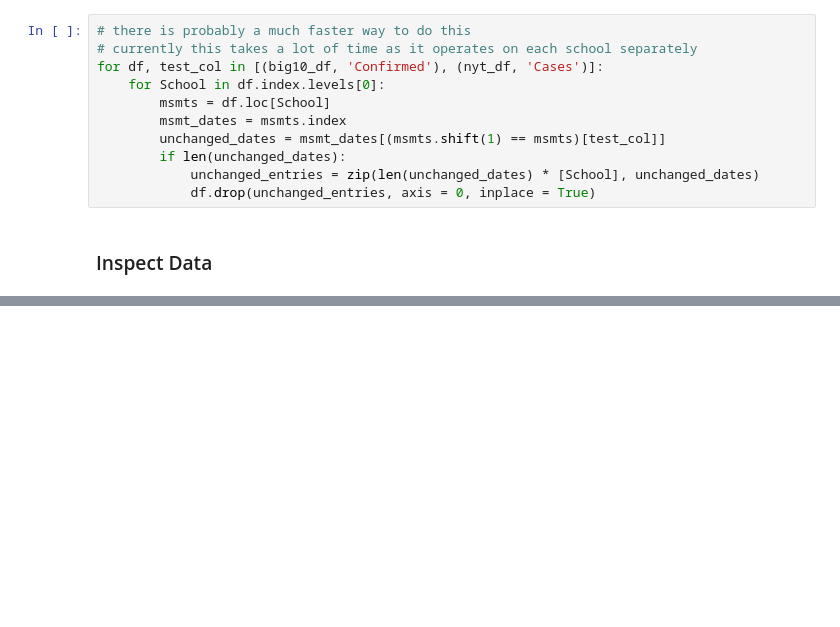
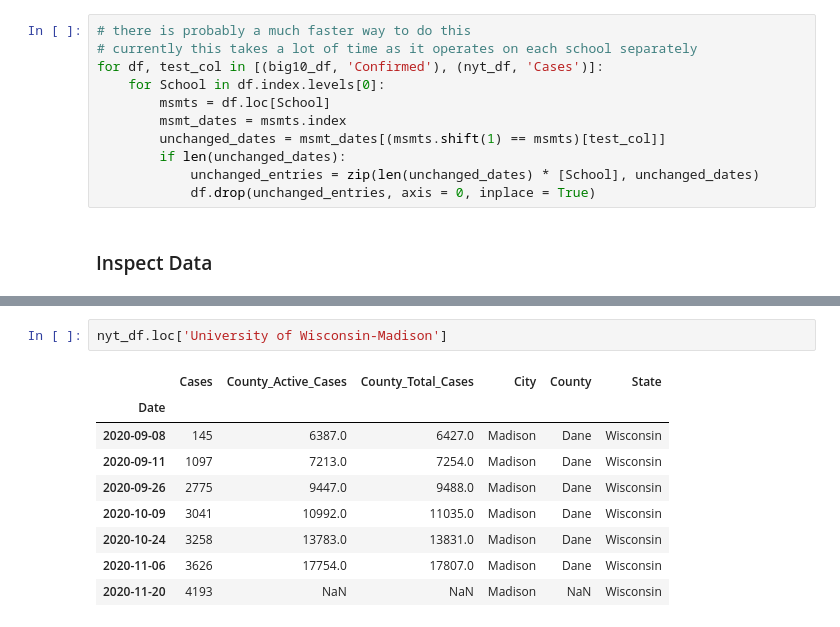
Before and after one commit to kevin-q2/Covid_Diffusion, a Jupyter notebook: src/NYT-Big10.ipynb, the cells around one changed output, grey strips where cells are left out. Saved outputs shown, nothing was run; the diff lists cells and outputs as text; blank space fills up the shorter version.

```diff
--- a/src/NYT-Big10.ipynb
+++ b/src/NYT-Big10.ipynb
@@ -110,0 +125,12 @@ nyt_df.loc['Boston University']['Cases'].plot(style = '.-', label = 'NYT')
+# %%
+nyt_df.loc['University of Wisconsin-Madison']
+# %% [output]
+|  | Cases | County_Active_Cases | County_Total_Cases | City | County | State |
+| Date |  |  |  |  |  |  |
+| 2020-09-08 | 145 | 6387.0 | 6427.0 | Madison | Dane | Wisconsin |
+| 2020-09-11 | 1097 | 7213.0 | 7254.0 | Madison | Dane | Wisconsin |
+| 2020-09-26 | 2775 | 9447.0 | 9488.0 | Madison | Dane | Wisconsin |
+| 2020-10-09 | 3041 | 10992.0 | 11035.0 | Madison | Dane | Wisconsin |
+| 2020-10-24 | 3258 | 13783.0 | 13831.0 | Madison | Dane | Wisconsin |
+| 2020-11-06 | 3626 | 17754.0 | 17807.0 | Madison | Dane | Wisconsin |
+| 2020-11-20 | 4193 | NaN | NaN | Madison | NaN | Wisconsin |
```
Also changed, not shown: parts of 15 cells of this notebook.
